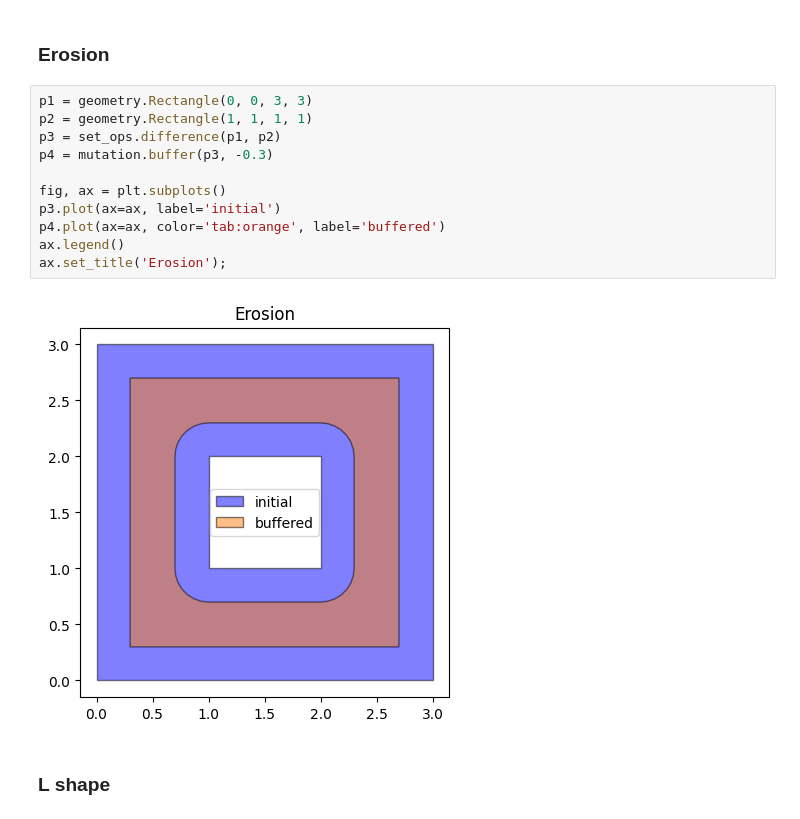
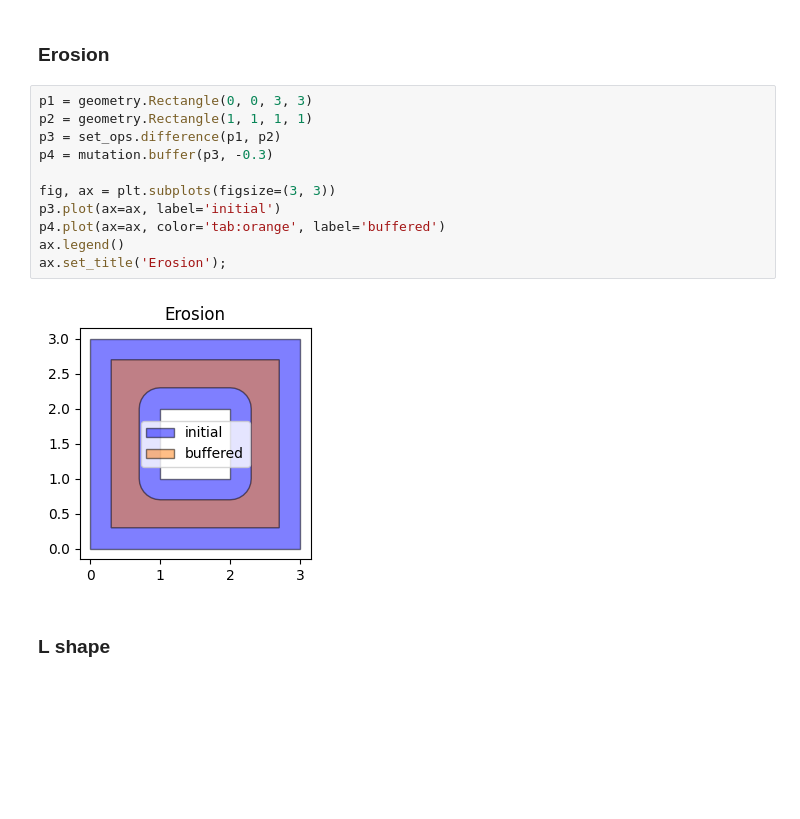
Before and after one commit to seekjim20/dshape, a Jupyter notebook: ipynb/playground.ipynb, the cells around one changed output. Drawn from its saved outputs; the diff is of its cells as text; blank space fills up the shorter version.

```diff
--- a/ipynb/playground.ipynb
+++ b/ipynb/playground.ipynb
@@ -138,16 +138,16 @@ p4.plot(ax=ax, color='tab:orange');
 # %%
 p1 = geometry.Rectangle(0, 0, 3, 3)
 p2 = geometry.Rectangle(1, 1, 1, 1)
 p3 = set_ops.difference(p1, p2)
 p4 = mutation.buffer(p3, -0.3)
 
-fig, ax = plt.subplots()
+fig, ax = plt.subplots(figsize=(3, 3))
 p3.plot(ax=ax, label='initial')
 p4.plot(ax=ax, color='tab:orange', label='buffered')
 ax.legend()
 ax.set_title('Erosion');
 # %% [output]
-[figure, old version]
+[figure, new version]
 # %% [markdown]
 ### L shape
 # %%
```
Also changed, not shown: parts of 3 cells of this notebook, 16 other files.
